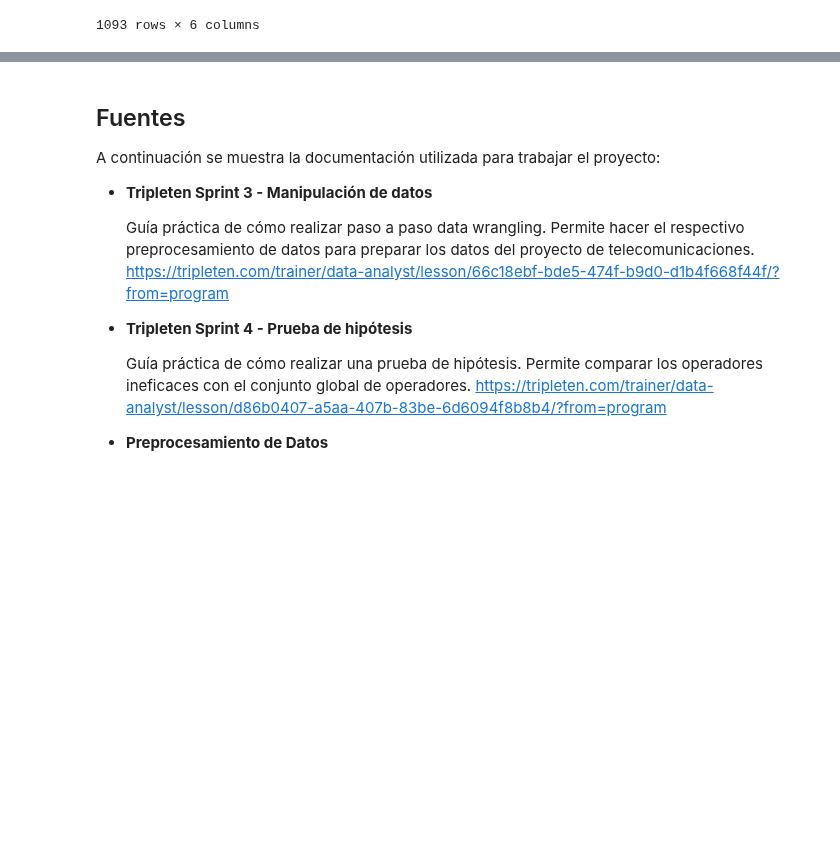
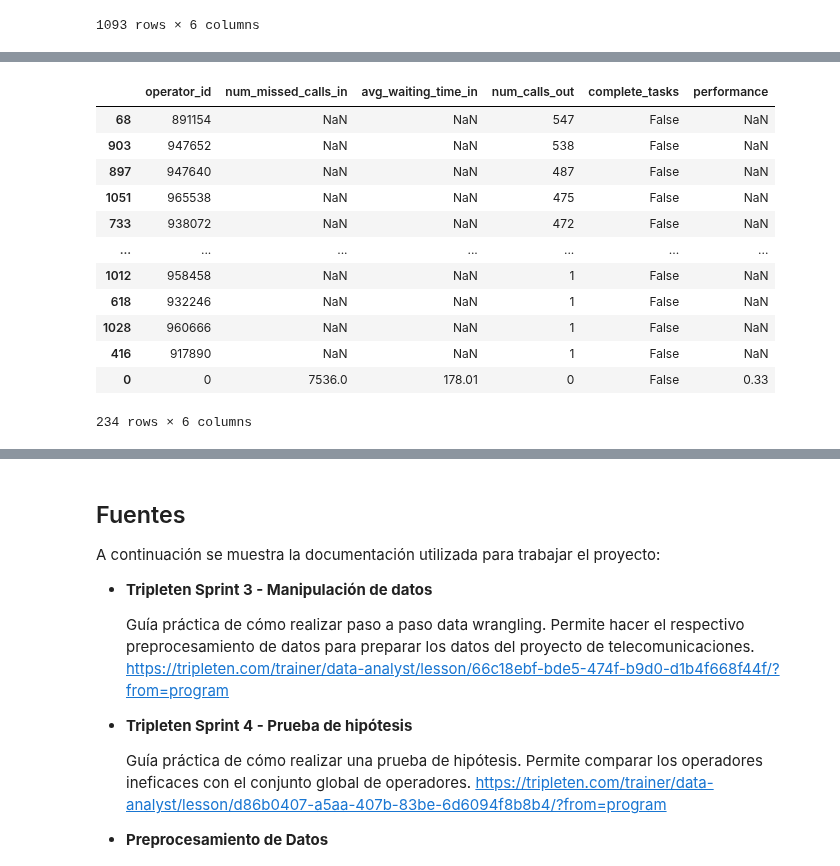
Before and after one commit to ScinDBad/DA_proyecto_final, a Jupyter notebook: proyecto_sp_14.ipynb, the cells around one changed output, grey strips where cells are left out. Saved outputs shown, nothing was run; the diff lists cells and outputs as text; code cells hidden in the pictures; blank space fills up the shorter version.

```diff
--- a/proyecto_sp_14.ipynb
+++ b/proyecto_sp_14.ipynb
@@ -780,0 +831,16 @@ report[report['performance']<0.6]
+# %%
+report[report['complete_tasks']==False].sort_values('num_calls_out', ascending=False)
+# %% [output]
+|  | operator_id | num_missed_calls_in | avg_waiting_time_in | num_calls_out | complete_tasks | performance |
+| 68 | 891154 | NaN | NaN | 547 | False | NaN |
+| 903 | 947652 | NaN | NaN | 538 | False | NaN |
+| 897 | 947640 | NaN | NaN | 487 | False | NaN |
+| 1051 | 965538 | NaN | NaN | 475 | False | NaN |
+| 733 | 938072 | NaN | NaN | 472 | False | NaN |
+| ... | ... | ... | ... | ... | ... | ... |
+| 1012 | 958458 | NaN | NaN | 1 | False | NaN |
+| 618 | 932246 | NaN | NaN | 1 | False | NaN |
+| 1028 | 960666 | NaN | NaN | 1 | False | NaN |
+| 416 | 917890 | NaN | NaN | 1 | False | NaN |
+| 0 | 0 | 7536.0 | 178.01 | 0 | False | 0.33 |
+234 rows × 6 columns
```
Also changed, not shown: parts of 11 cells of this notebook.
